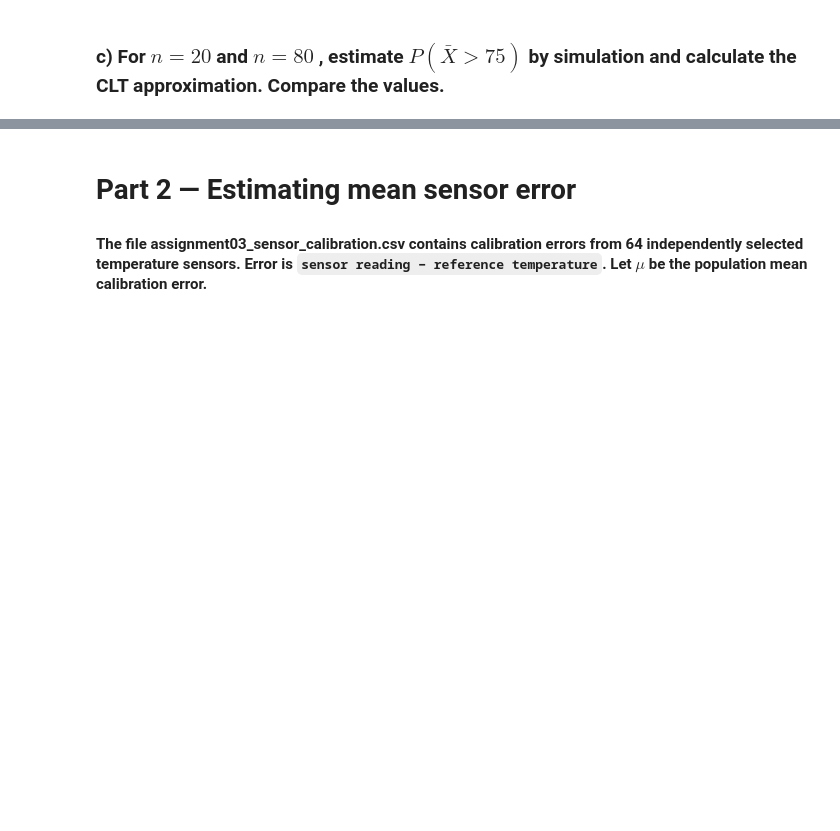
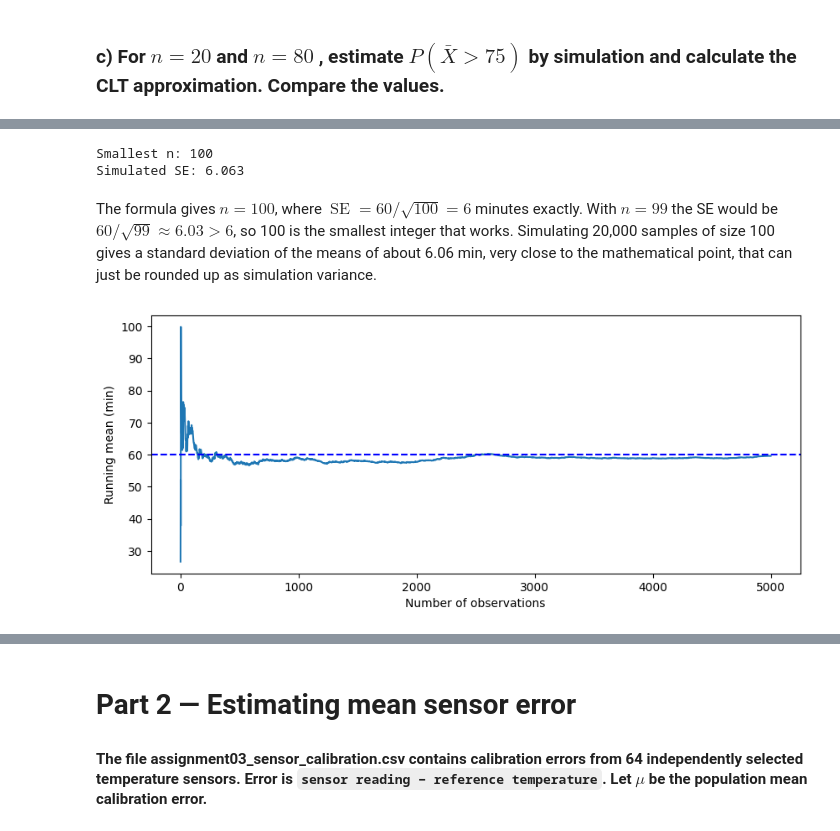
Before and after one commit to Fanticel/STA1, a Jupyter notebook: Asg3/Asg.ipynb, the cells around one changed output, grey strips where cells are left out. Drawn from its saved outputs; the diff is of its cells as text; code cells hidden in the pictures; blank space fills up the shorter version.

```diff
--- a/Asg3/Asg.ipynb
+++ b/Asg3/Asg.ipynb
@@ -21,0 +95,23 @@ import math
+# %%
+n_needed = int(np.ceil((sigma / 6) ** 2))
+print("Smallest n:", n_needed)
+
+check = rng.exponential(scale=mu, size=(reps, n_needed)).mean(axis=1)
+print("Simulated SE:", round(check.std(), 3))
+# %% [output]
+Smallest n: 100
+Simulated SE: 6.063
+# %% [markdown]
+The formula gives $n = 100$, where $\operatorname{SE} = 60/\sqrt{100} = 6$ minutes exactly. With $n = 99$ the SE would be $60/\sqrt{99} \approx 6.03 > 6$, so 100 is the smallest integer that works. Simulating 20,000 samples of size 100 gives a standard deviation of the means of about 6.06 min, very close to the mathematical point, that can just be rounded up as simulation variance.
+# %%
+x = rng.exponential(scale=mu, size=5000)
+running_mean = np.cumsum(x) / np.arange(1, 5001)
+
+plt.figure(figsize=(10, 4))
+plt.plot(running_mean)
+plt.axhline(mu, color="blue", linestyle="--")
+plt.xlabel("Number of observations")
+plt.ylabel("Running mean (min)")
+plt.show()
+# %% [output]
+[figure, added]
```
Also changed, not shown: parts of 11 cells of this notebook.
